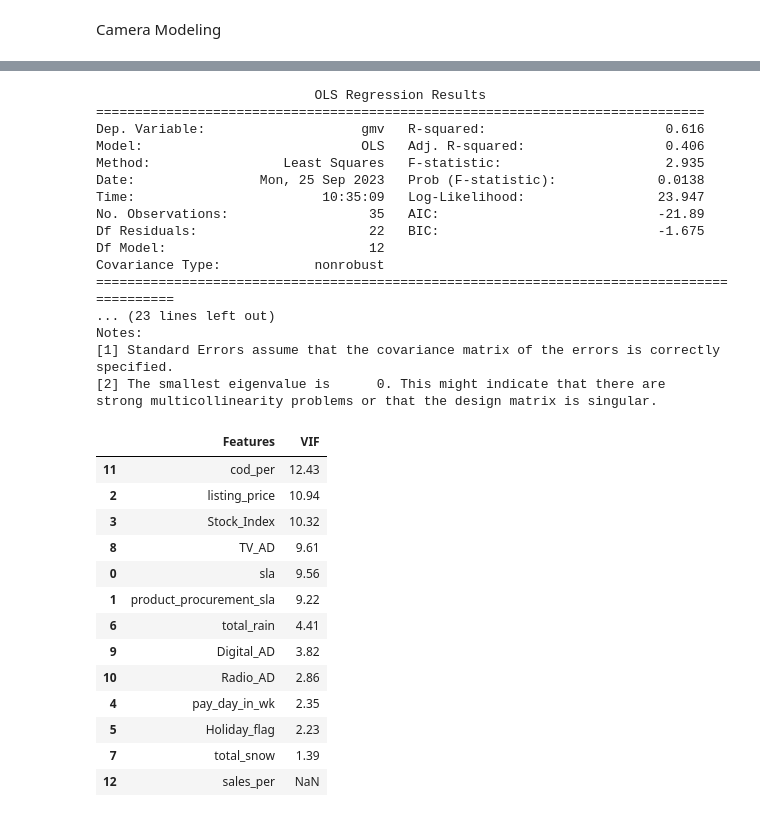
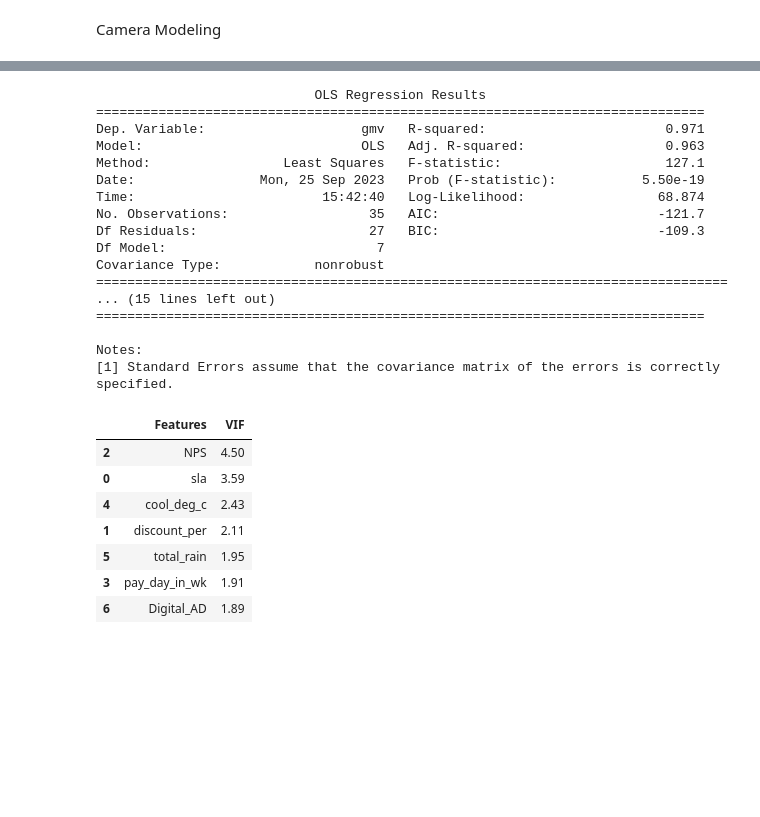
Before and after one commit to PrajsPrabs/UpgradBACaseStudy, a Jupyter notebook: EComm1.ipynb, the cells around one changed output, grey strips where cells are left out. Cells and saved outputs as stored; diff of their text form; code cells hidden in the pictures; blank space fills up the shorter version.

```diff
--- a/EComm1.ipynb
+++ b/EComm1.ipynb
@@ -1128,0 +1084,4 @@ strong multicollinearity problems or that the design matrix is singular.
+# %%
+features=features.drop('Content_Marketing_AD')
+X_train_m=build_model(X_train[features],y_train)
+checkVIF(X_train[features])
@@ -1128,0 +1117,4 @@ strong multicollinearity problems or that the design matrix is singular.
+# %%
+features=features.drop('cod_per')
+X_train_m=build_model(X_train[features],y_train)
+checkVIF(X_train[features])
@@ -1128,0 +1149,4 @@ strong multicollinearity problems or that the design matrix is singular.
+# %%
+features=features.drop('max_temp_c')
+X_train_m=build_model(X_train[features],y_train)
+checkVIF(X_train[features])
@@ -1128,0 +1155,4 @@ strong multicollinearity problems or that the design matrix is singular.
+# %%
+features=features.drop('product_procurement_sla')
+X_train_m=build_model(X_train[features],y_train)
+checkVIF(X_train[features])
@@ -1129,38 +1186,31 @@ strong multicollinearity problems or that the design matrix is singular.
 # %%
-
-features.remove('Online_marketing_AD')
-x_train_m=build_model(X_train[features],y_train)
+features=features.drop("Online_marketing_AD")
+X_train_m=build_model(X_train[features],y_train)
 checkVIF(X_train[features])
 # %% [output]
                             OLS Regression Results
 ==============================================================================
-Dep. Variable:                    gmv   R-squared:                       0.616
-Model:                            OLS   Adj. R-squared:                  0.406
-Method:                 Least Squares   F-statistic:                     2.935
-Date:                Mon, 25 Sep 2023   Prob (F-statistic):             0.0138
-Time:                        10:35:09   Log-Likelihood:                 23.947
-No. Observations:                  35   AIC:                            -21.89
-Df Residuals:                      22   BIC:                            -1.675
-Df Model:                          12
+Dep. Variable:                    gmv   R-squared:                       0.971
+Model:                            OLS   Adj. R-squared:                  0.963
+Method:                 Least Squares   F-statistic:                     127.1
+Date:                Mon, 25 Sep 2023   Prob (F-statistic):           5.50e-19
+Time:                        15:42:40   Log-Likelihood:                 68.874
+No. Observations:                  35   AIC:                            -121.7
+Df Residuals:                      27   BIC:                            -109.3
+Df Model:                           7
 Covariance Type:            nonrobust
-===========================================================================================
-... (23 lines left out)
+=================================================================================
+... (15 lines left out)
+==============================================================================
+
 Notes:
 [1] Standard Errors assume that the covariance matrix of the errors is correctly specified.
-[2] The smallest eigenvalue is      0. This might indicate that there are
-strong multicollinearity problems or that the design matrix is singular.
 |  | Features | VIF |
-| 11 | cod_per | 12.43 |
-| 2 | listing_price | 10.94 |
-| 3 | Stock_Index | 10.32 |
-| 8 | TV_AD | 9.61 |
-| 0 | sla | 9.56 |
-| 1 | product_procurement_sla | 9.22 |
-| 6 | total_rain | 4.41 |
-| 9 | Digital_AD | 3.82 |
-| 10 | Radio_AD | 2.86 |
-| 4 | pay_day_in_wk | 2.35 |
-| 5 | Holiday_flag | 2.23 |
-| 7 | total_snow | 1.39 |
-| 12 | sales_per | NaN |
+| 2 | NPS | 4.50 |
+| 0 | sla | 3.59 |
+| 4 | cool_deg_c | 2.43 |
+| 1 | discount_per | 2.11 |
+| 5 | total_rain | 1.95 |
+| 3 | pay_day_in_wk | 1.91 |
+| 6 | Digital_AD | 1.89 |
 # %%
```
Also changed, not shown: parts of 64 cells of this notebook.
